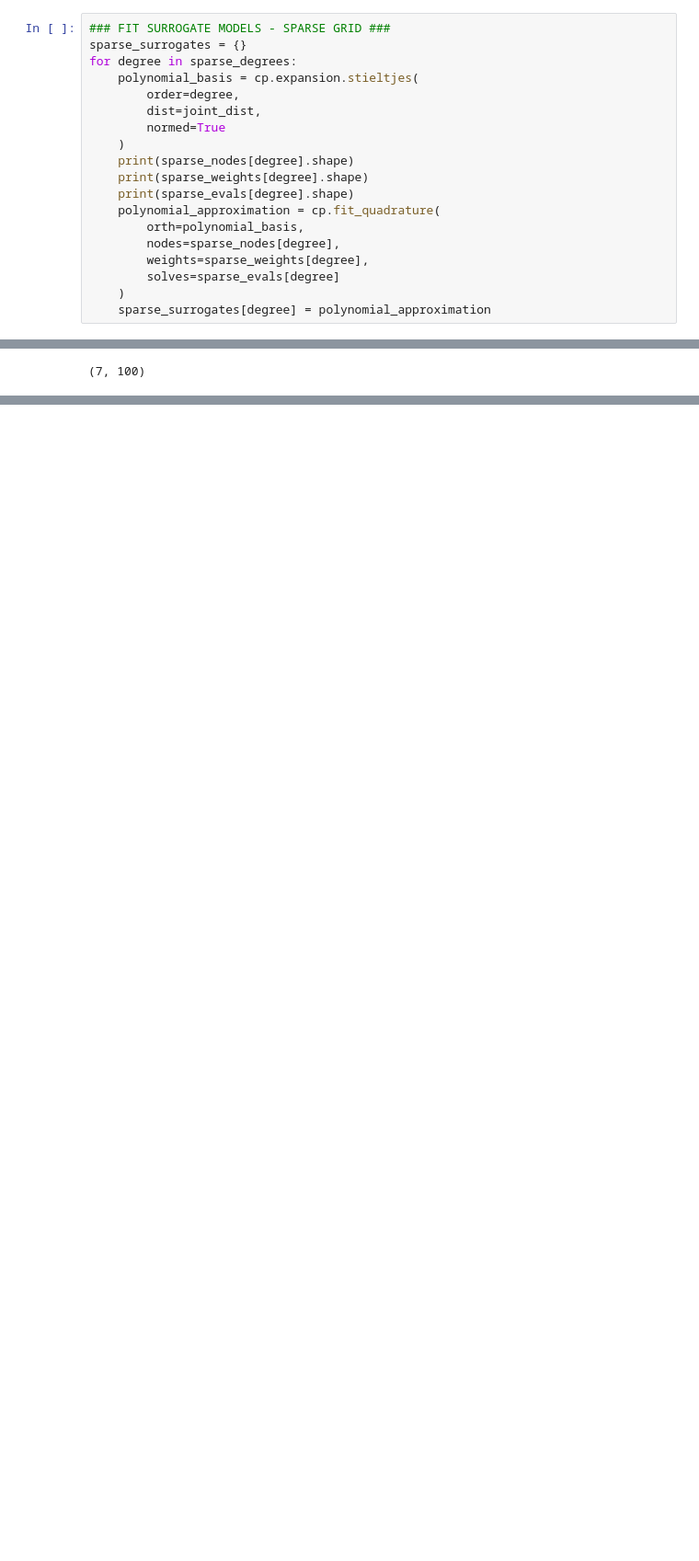
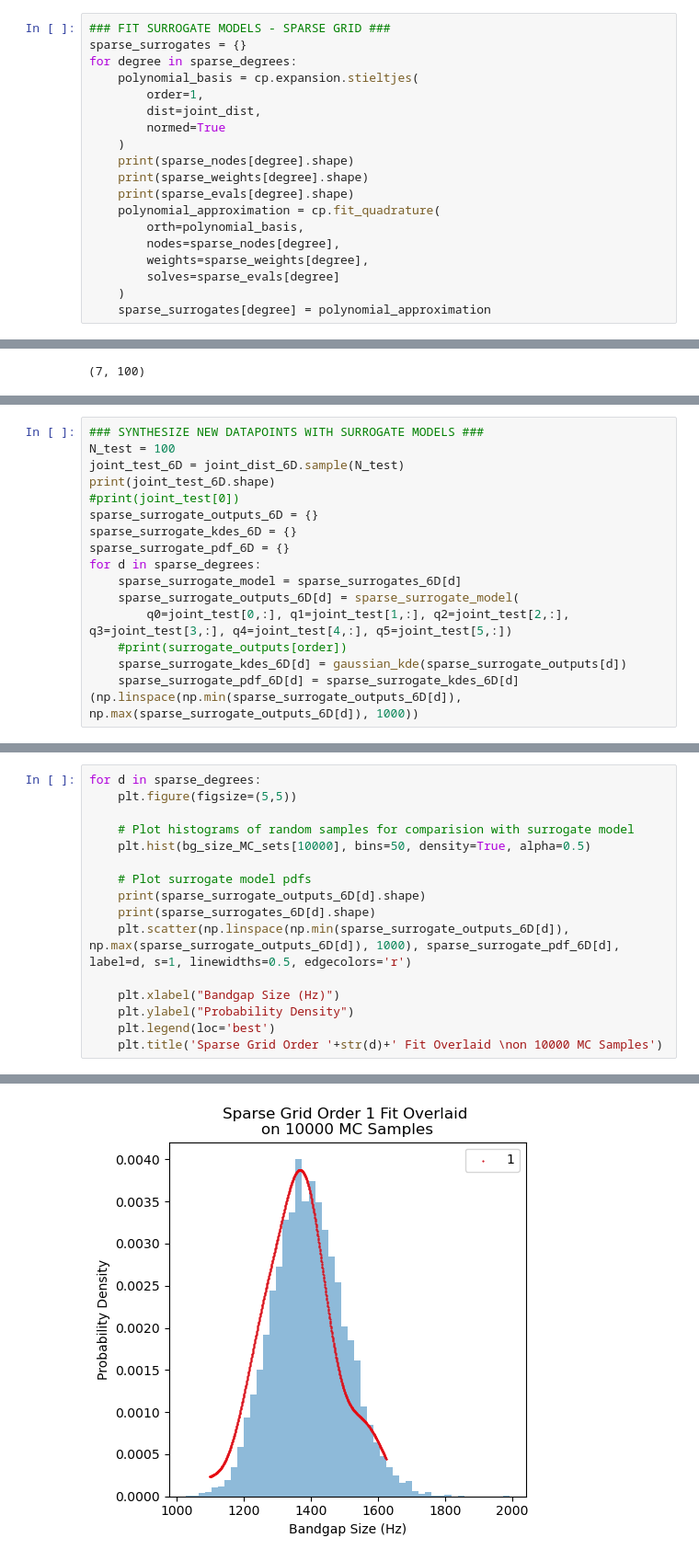
Before and after one commit to trutheresy/UQ-2D-Metamaterials, a Jupyter notebook: chaospy_test.ipynb, the cells around one changed output, grey strips where cells are left out. Shown: that part at 92% size. Drawn from its saved outputs; the diff is of its cells as text; blank space fills up the shorter version.

```diff
--- a/chaospy_test.ipynb
+++ b/chaospy_test.ipynb
@@ -631,7 +631,7 @@ for d in sparse_degrees:
 sparse_surrogates = {}
 for degree in sparse_degrees:
     polynomial_basis = cp.expansion.stieltjes(
-        order=degree,
+        order=1,
         dist=joint_dist,
         normed=True
     )
@@ -842,0 +885,16 @@ for d in sparse_degrees:
+# %%
+### SYNTHESIZE NEW DATAPOINTS WITH SURROGATE MODELS ###
+N_test = 100
+joint_test_6D = joint_dist_6D.sample(N_test)
+print(joint_test_6D.shape)
+#print(joint_test[0])
+sparse_surrogate_outputs_6D = {}
+sparse_surrogate_kdes_6D = {}
+sparse_surrogate_pdf_6D = {}
+for d in sparse_degrees:
+    sparse_surrogate_model = sparse_surrogates_6D[d]
+    sparse_surrogate_outputs_6D[d] = sparse_surrogate_model(
+        q0=joint_test[0,:], q1=joint_test[1,:], q2=joint_test[2,:], q3=joint_test[3,:], q4=joint_test[4,:], q5=joint_test[5,:])
+    #print(surrogate_outputs[order])
+    sparse_surrogate_kdes_6D[d] = gaussian_kde(sparse_surrogate_outputs[d])
+    sparse_surrogate_pdf_6D[d] = sparse_surrogate_kdes_6D[d](np.linspace(np.min(sparse_surrogate_outputs_6D[d]), np.max(sparse_surrogate_outputs_6D[d]), 1000))
@@ -842,0 +903,17 @@ for d in sparse_degrees:
+# %%
+for d in sparse_degrees:
+    plt.figure(figsize=(5,5))
+
+    # Plot histograms of random samples for comparision with surrogate model
+    plt.hist(bg_size_MC_sets[10000], bins=50, density=True, alpha=0.5)
+
+    # Plot surrogate model pdfs
+    print(sparse_surrogate_outputs_6D[d].shape)
+    print(sparse_surrogates_6D[d].shape)
+    plt.scatter(np.linspace(np.min(sparse_surrogate_outputs_6D[d]), np.max(sparse_surrogate_outputs_6D[d]), 1000), sparse_surrogate_pdf_6D[d], label=d, s=1, linewidths=0.5, edgecolors='r')
+
+    plt.xlabel("Bandgap Size (Hz)")
+    plt.ylabel("Probability Density")
+    plt.legend(loc='best')
+    plt.title('Sparse Grid Order '+str(d)+' Fit Overlaid \non 10000 MC Samples')
+# %% [output]
@@ -842,0 +926 @@ for d in sparse_degrees:
+[figure, added]
```
Also changed, not shown: parts of 7 cells of this notebook, 35 other files.
